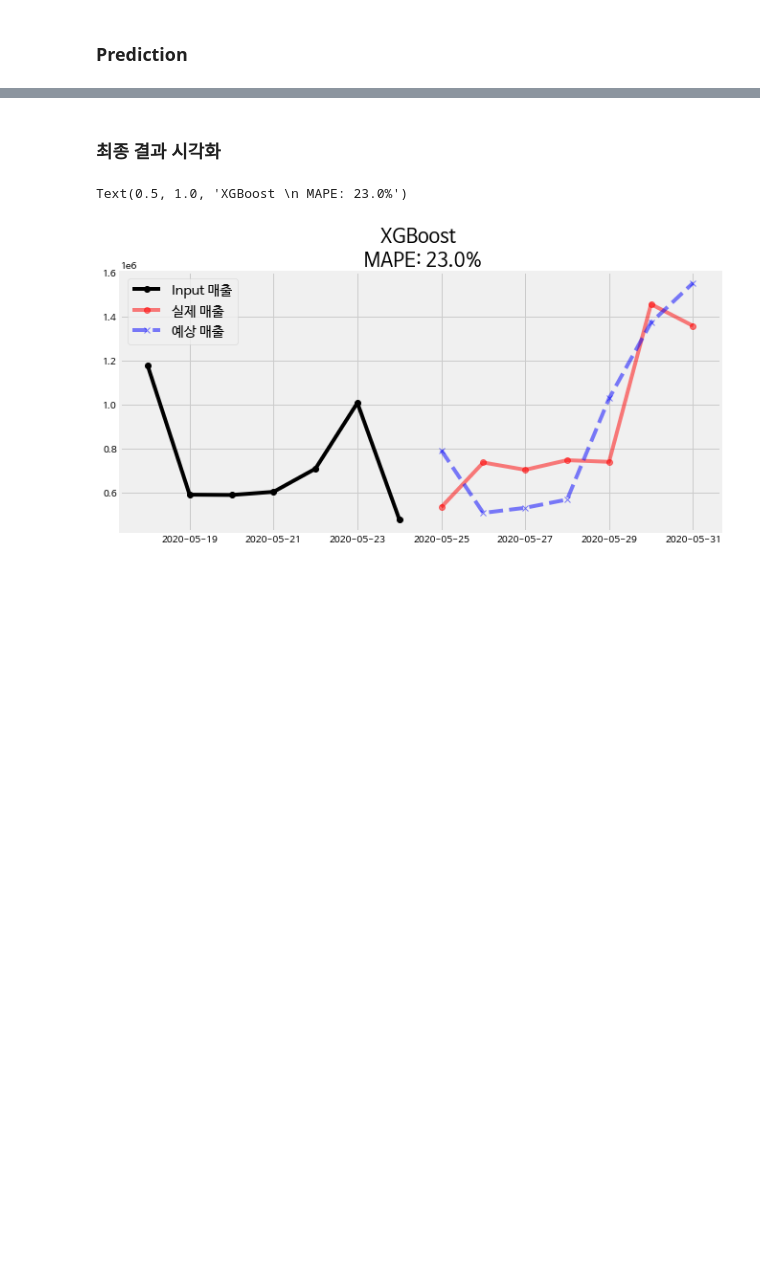
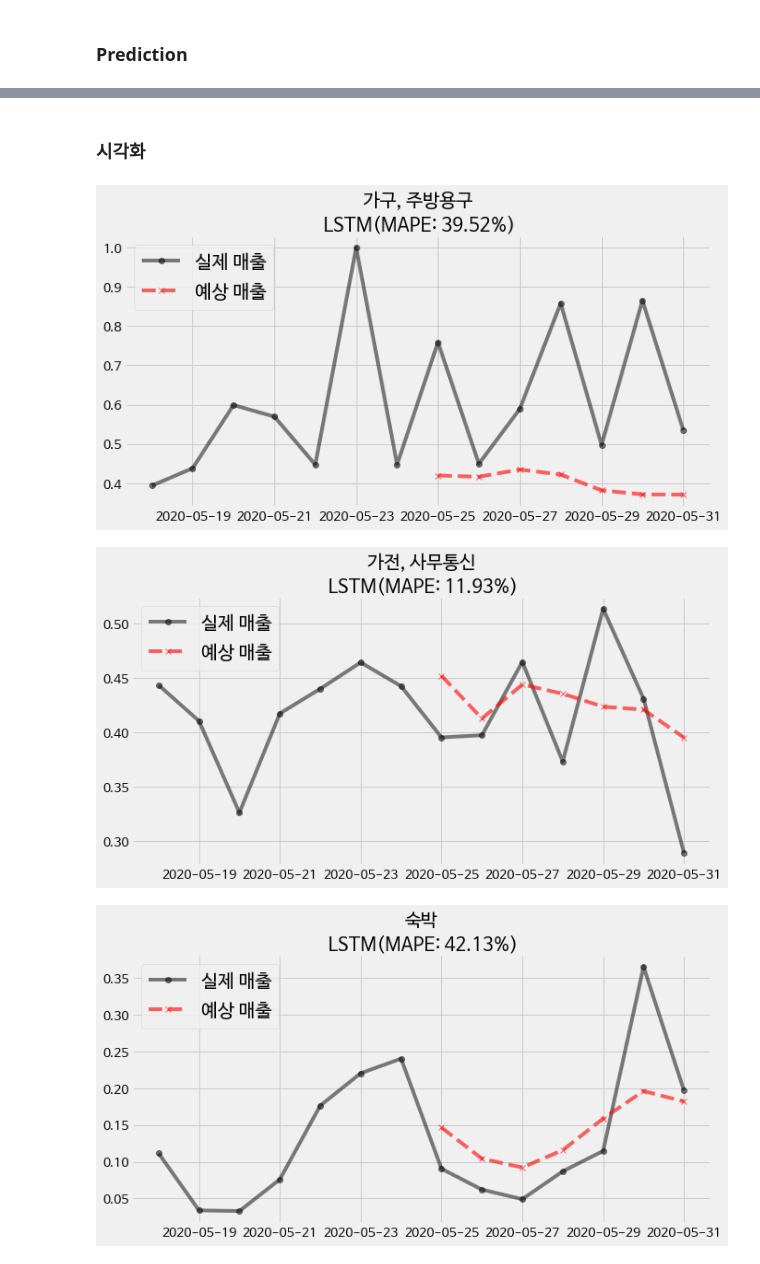
Before and after one commit to yoouza/bigcontest, a Jupyter notebook: data_analysis/Various_Models.ipynb, the cells around one changed output, grey strips where cells are left out. Drawn from its saved outputs; the diff is of its cells as text; code cells hidden in the pictures; blank space fills up the shorter version.

```diff
--- a/data_analysis/Various_Models.ipynb
+++ b/data_analysis/Various_Models.ipynb
@@ -104,6 +103,6 @@ See the caveats in the documentation: https://pandas.pydata.org/pandas-docs/stab
 # %%
 # 뉴스
-news = pd.read_csv('/content/drive/My Drive/news_predict.csv')
+news = pd.read_csv('/content/drive/My Drive/news_predict_new.csv')
 news['STD_DD'] = news['Unnamed: 0'].apply(lambda x: datetime.strptime(str(x), '%Y-%m-%d'))
 news['STD_DD'] = news['STD_DD'] - timedelta(days = 7)
 # %% [markdown]
@@ -280,0 +277,16 @@ np.mean(scores)
+# %%
+dates = covid.STD_DD.values[-14:]
+names = ['가구, 주방용구', '가전, 사무통신', '숙박', '레저용품', '유통업', '의복', '신변잡화', '요식업소', '음료식품']
+
+for i in range(9):
+    # 5/17 ~ 5/31의 실제 매출
+    real_amt = list(train_y[i]) + list(test_y[i])
+    # 5/25 ~ 5/31 예상 매출
+    pred_amt = xgb_pred[i]
+
+    plt.figure(figsize=(10,5))
+    plt.plot(dates, real_amt, marker = 'o', color = 'black', label = '실제 매출', alpha = 0.5)
+    plt.plot(dates[7:], pred_amt, color = 'red', label = '예상 매출', marker = 'x', ls = '--', alpha = 0.6)
+    plt.legend(loc = 'upper left', fontsize = 'x-large')
+    plt.title(f"{names[i]}\n XGBoost(MAPE: {round(xgb_score[i], 2)}%)", size = 20)
+    plt.show()
@@ -307,2 +600,2 @@ mean_absolute_percentage_error(y_test, pred)
 # %% [markdown]
-### 최종 결과 시각화
+### 시각화
@@ -311,10 +602,20 @@ dates = covid.STD_DD.values[-14:]
 # %%
-plt.figure(figsize=(10,5))
-plt.plot(dates[:7], y_train[-7,:], marker = 'o', color = 'black', label = 'Input 매출')
-plt.plot(dates[7:], y_test[-1], marker = 'o', color = 'red', label = '실제 매출', alpha = 0.5)
-plt.plot(dates[7:], pred[-1], color = 'blue', label = '예상 매출', marker = 'x', ls = '--', alpha = 0.5)
-plt.legend(loc = 'upper left', fontsize = 'x-large')
-plt.title(f"XGBoost \n MAPE: {round(mean_absolute_percentage_error(y_test, pred), 2)}%", size = 20)
+dates = covid.STD_DD.values[-14:]
+names = ['가구, 주방용구', '가전, 사무통신', '숙박', '레저용품', '유통업', '의복', '신변잡화', '요식업소', '음료식품']
+
+for i in range(9):
+    # 5/17 ~ 5/31의 실제 매출
+    real_amt = list(train_y[i]) + list(test_y[i])
+    # 5/25 ~ 5/31 예상 매출
+    pred_amt = lstm_pred[i]
+
+    plt.figure(figsize=(10,5))
+    plt.plot(dates, real_amt, marker = 'o', color = 'black', label = '실제 매출', alpha = 0.5)
+    plt.plot(dates[7:], pred_amt, color = 'red', label = '예상 매출', marker = 'x', ls = '--', alpha = 0.6)
+    plt.legend(loc = 'upper left', fontsize = 'x-large')
+    plt.title(f"{names[i]}\n LSTM(MAPE: {round(lstm_score[i], 2)}%)", size = 20)
+    plt.show()
 # %% [output]
-Text(0.5, 1.0, 'XGBoost \n MAPE: 23.0%')
-[figure, old version]
+[figure, new version]
+[figure, added]
+[figure, added]
```
Also changed, not shown: parts of 47 cells of this notebook.
